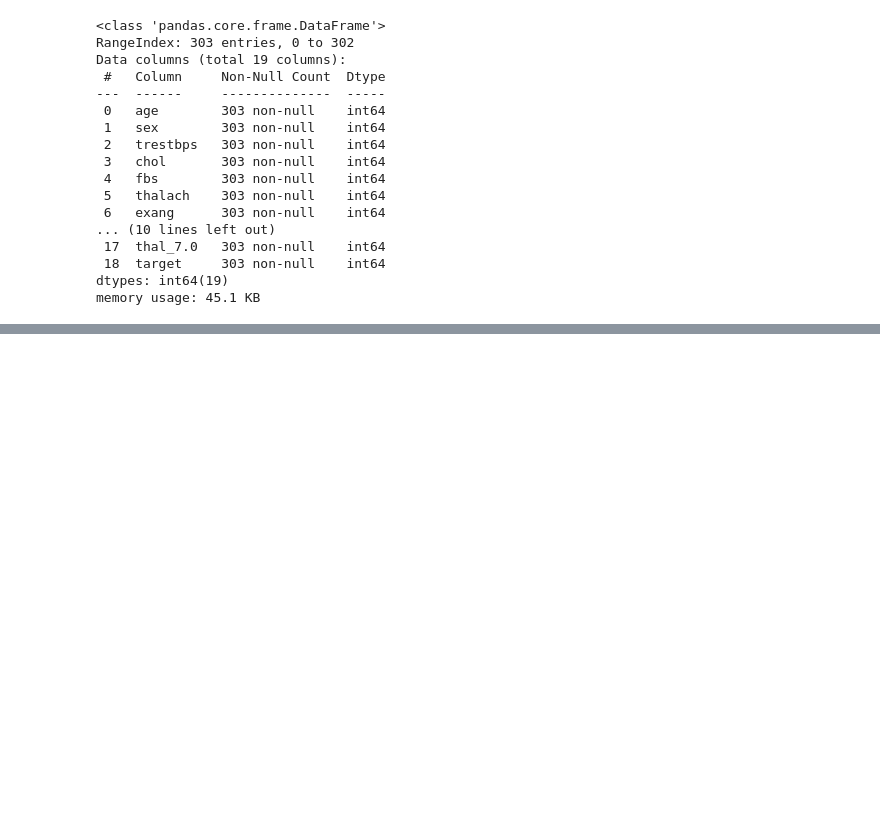
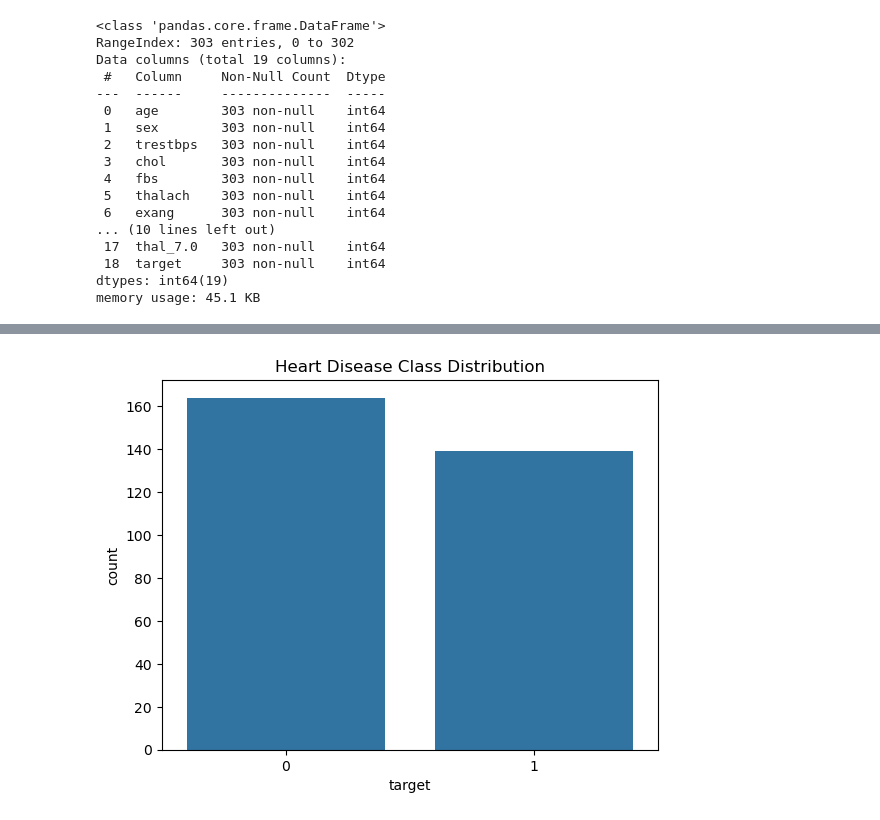
Before and after one commit to AFD03/ECS171_team9_proj, a Jupyter notebook: ECS171_Proj_Main.ipynb, the cells around one changed output, grey strips where cells are left out. Drawn from its saved outputs; the diff is of its cells as text; code cells hidden in the pictures; blank space fills up the shorter version.

```diff
--- a/ECS171_Proj_Main.ipynb
+++ b/ECS171_Proj_Main.ipynb
@@ -276,3 +276,9 @@ df.describe()
 | 50% | 56.000000 | 1.000000 | 130.000000 | 241.000000 | 0.000000 | 153.000000 | 0.000000 | 0.000000 | 0.000000 | 0.000000 | 0.000000 | ... |
 | 75% | 61.000000 | 1.000000 | 140.000000 | 275.000000 | 0.000000 | 166.000000 | 1.000000 | 1.000000 | 1.000000 | 0.000000 | 1.000000 | ... |
 | max | 77.000000 | 1.000000 | 170.000000 | 371.000000 | 1.000000 | 202.000000 | 1.000000 | 4.000000 | 3.000000 | 1.000000 | 1.000000 | ... |
+# %%
+sns.countplot(x='target', data=df)
+plt.title("Heart Disease Class Distribution")
+plt.show()
+# %% [output]
+[figure, added]
```
